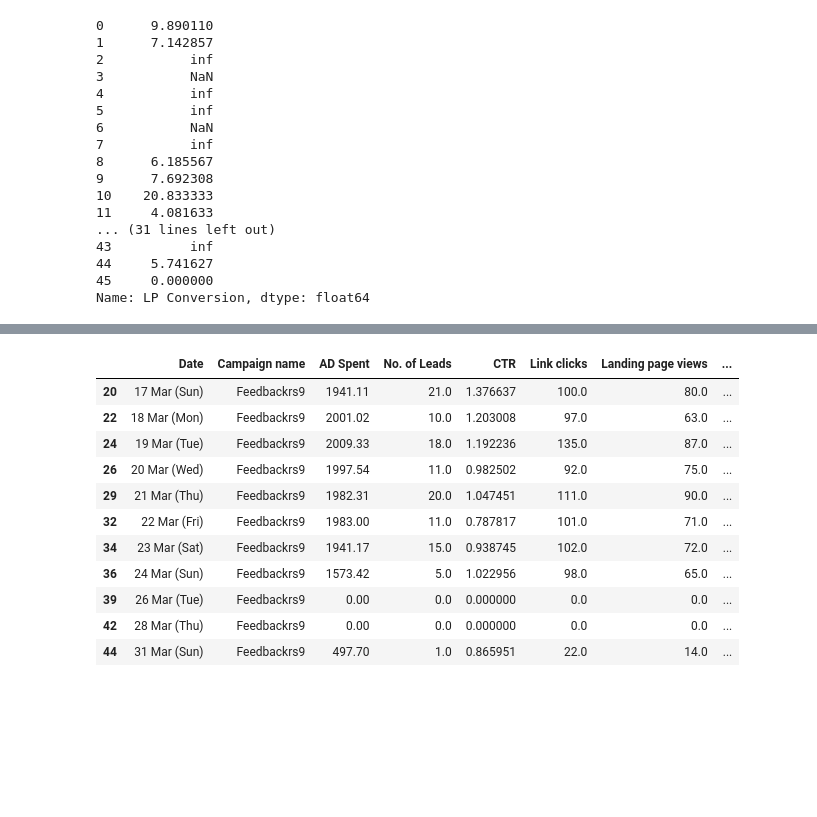
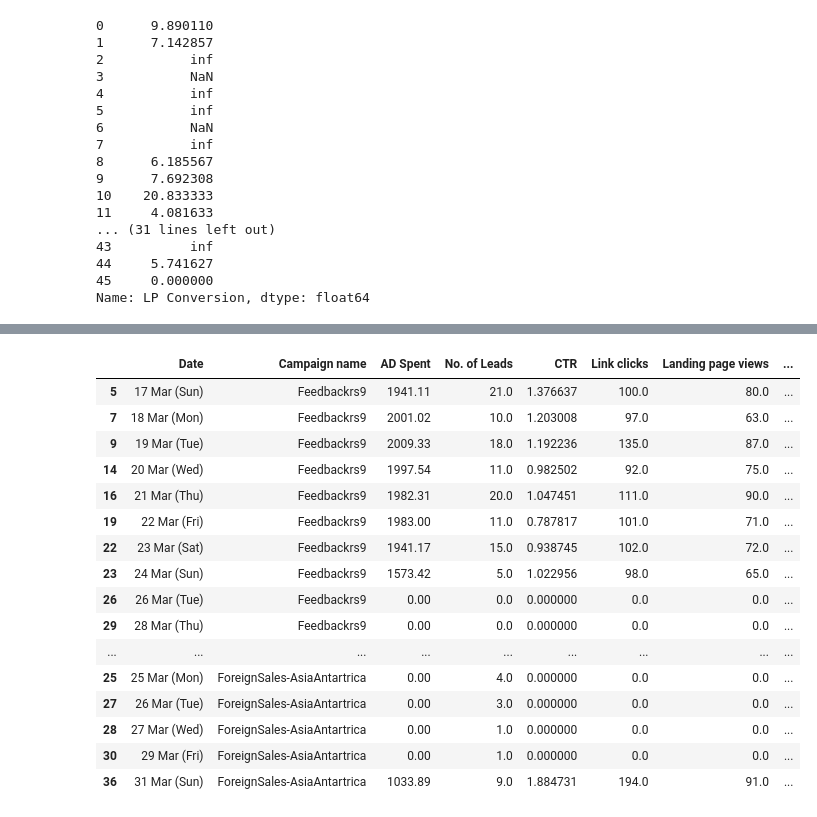
Before and after one commit to Umadevi95/FB_project, a Jupyter notebook: datascience_ project.ipynb, the cells around one changed output, grey strips where cells are left out. Cells and saved outputs as stored; diff of their text form; code cells hidden in the pictures; blank space fills up the shorter version.

```diff
--- a/datascience_ project.ipynb
+++ b/datascience_ project.ipynb
@@ -336,22 +333,31 @@ new_df
 # %%
+# Filter the DataFrame to fetch details for the first campaign name
 campaign_name_to_fetch = 'Feedbackrs9'
+campaign_details_feedbackrs9 = new_df.loc[new_df['Campaign name'] == campaign_name_to_fetch]
 
-# Filter the DataFrame to fetch details for the specified campaign name
-campaign_details = new_df.loc[dataset['Campaign name'] == campaign_name_to_fetch]
+# Filter the DataFrame to fetch details for the second campaign name
+campaign_name_to_fetch1 = 'ForeignSales-AsiaAntartrica'
+campaign_details_foreign_sales = new_df.loc[new_df['Campaign name'] == campaign_name_to_fetch1]
 
-# Print the details for the specified campaign name
+# Concatenate the results
+campaign_details_concatenated = pd.concat([campaign_details_feedbackrs9, campaign_details_foreign_sales])
-# %%
-campaign_details
-# %% [output]
-|  | Date | Campaign name | AD Spent | No. of Leads | CTR | Link clicks | Landing page views | ... |
-| 20 | 17 Mar (Sun) | Feedbackrs9 | 1941.11 | 21.0 | 1.376637 | 100.0 | 80.0 | ... |
-| 22 | 18 Mar (Mon) | Feedbackrs9 | 2001.02 | 10.0 | 1.203008 | 97.0 | 63.0 | ... |
-| 24 | 19 Mar (Tue) | Feedbackrs9 | 2009.33 | 18.0 | 1.192236 | 135.0 | 87.0 | ... |
-| 26 | 20 Mar (Wed) | Feedbackrs9 | 1997.54 | 11.0 | 0.982502 | 92.0 | 75.0 | ... |
-| 29 | 21 Mar (Thu) | Feedbackrs9 | 1982.31 | 20.0 | 1.047451 | 111.0 | 90.0 | ... |
-| 32 | 22 Mar (Fri) | Feedbackrs9 | 1983.00 | 11.0 | 0.787817 | 101.0 | 71.0 | ... |
-| 34 | 23 Mar (Sat) | Feedbackrs9 | 1941.17 | 15.0 | 0.938745 | 102.0 | 72.0 | ... |
-| 36 | 24 Mar (Sun) | Feedbackrs9 | 1573.42 | 5.0 | 1.022956 | 98.0 | 65.0 | ... |
-| 39 | 26 Mar (Tue) | Feedbackrs9 | 0.00 | 0.0 | 0.000000 | 0.0 | 0.0 | ... |
-| 42 | 28 Mar (Thu) | Feedbackrs9 | 0.00 | 0.0 | 0.000000 | 0.0 | 0.0 | ... |
-| 44 | 31 Mar (Sun) | Feedbackrs9 | 497.70 | 1.0 | 0.865951 | 22.0 | 14.0 | ... |
+# %%
+campaign_details_concatenated
+# %% [output]
+|  | Date | Campaign name | AD Spent | No. of Leads | CTR | Link clicks | Landing page views | ... |
+| 5 | 17 Mar (Sun) | Feedbackrs9 | 1941.11 | 21.0 | 1.376637 | 100.0 | 80.0 | ... |
+| 7 | 18 Mar (Mon) | Feedbackrs9 | 2001.02 | 10.0 | 1.203008 | 97.0 | 63.0 | ... |
+| 9 | 19 Mar (Tue) | Feedbackrs9 | 2009.33 | 18.0 | 1.192236 | 135.0 | 87.0 | ... |
+| 14 | 20 Mar (Wed) | Feedbackrs9 | 1997.54 | 11.0 | 0.982502 | 92.0 | 75.0 | ... |
+| 16 | 21 Mar (Thu) | Feedbackrs9 | 1982.31 | 20.0 | 1.047451 | 111.0 | 90.0 | ... |
+| 19 | 22 Mar (Fri) | Feedbackrs9 | 1983.00 | 11.0 | 0.787817 | 101.0 | 71.0 | ... |
+| 22 | 23 Mar (Sat) | Feedbackrs9 | 1941.17 | 15.0 | 0.938745 | 102.0 | 72.0 | ... |
+| 23 | 24 Mar (Sun) | Feedbackrs9 | 1573.42 | 5.0 | 1.022956 | 98.0 | 65.0 | ... |
+| 26 | 26 Mar (Tue) | Feedbackrs9 | 0.00 | 0.0 | 0.000000 | 0.0 | 0.0 | ... |
+| 29 | 28 Mar (Thu) | Feedbackrs9 | 0.00 | 0.0 | 0.000000 | 0.0 | 0.0 | ... |
+| ... | ... | ... | ... | ... | ... | ... | ... | ... |
+| 25 | 25 Mar (Mon) | ForeignSales-AsiaAntartrica | 0.00 | 4.0 | 0.000000 | 0.0 | 0.0 | ... |
+| 27 | 26 Mar (Tue) | ForeignSales-AsiaAntartrica | 0.00 | 3.0 | 0.000000 | 0.0 | 0.0 | ... |
+| 28 | 27 Mar (Wed) | ForeignSales-AsiaAntartrica | 0.00 | 1.0 | 0.000000 | 0.0 | 0.0 | ... |
+| 30 | 29 Mar (Fri) | ForeignSales-AsiaAntartrica | 0.00 | 1.0 | 0.000000 | 0.0 | 0.0 | ... |
+| 36 | 31 Mar (Sun) | ForeignSales-AsiaAntartrica | 1033.89 | 9.0 | 1.884731 | 194.0 | 91.0 | ... |
```
Also changed, not shown: parts of 12 cells of this notebook.
